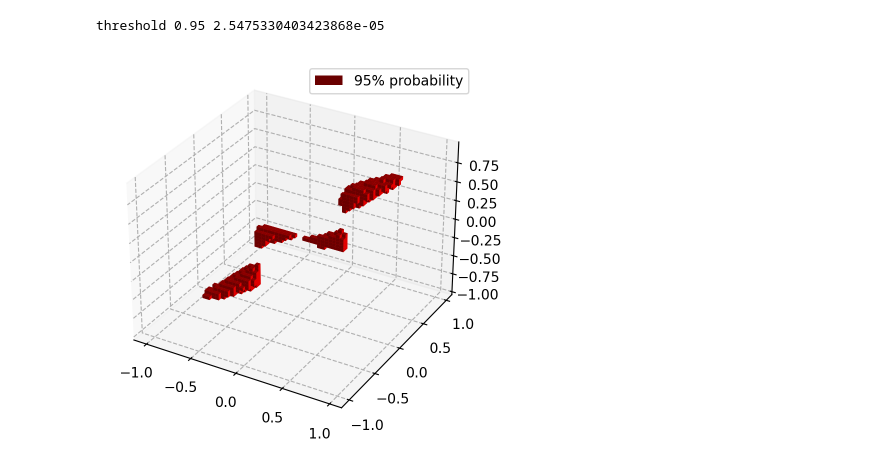
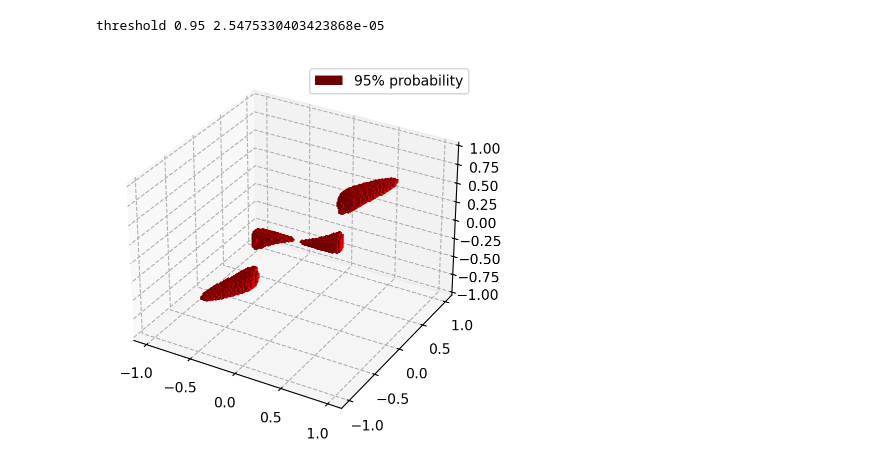
Before and after one commit to tomaszkacprzak/quickshare, a Jupyter notebook: demo_multimarginal_ot.ipynb, the cells around one changed output. Saved outputs shown, nothing was run; the diff lists cells and outputs as text; code cells hidden in the pictures.

```diff
--- a/demo_multimarginal_ot.ipynb
+++ b/demo_multimarginal_ot.ipynb
@@ -118,23 +118,13 @@ print('threshold', cl, threshold)
 # %% [output]
 threshold 0.95 2.5475330403423868e-05
 # %%
-# and plot everything
 ax = plt.figure().add_subplot(projection='3d')
-nskip=2
+nskip=1
 s_ = np.s_[::nskip,::nskip,::nskip]
-
-# Get colors from Reds colormap for the voxel plot
-from matplotlib.colors import Normalize
-from matplotlib.cm import Reds
-# norm = Normalize(vmin=0, vmax=np.percentile(K.ravel(), ))
-colors = Reds(norm(K[s_][:-1,:-1,:-1]))
-colors[..., 3] = 0.5  # Set alpha to 0.5 for all voxels
-
 v = K[s_][:-1,:-1,:-1] > threshold
 vx = ax.voxels(x0[s_], x1[s_], x2[s_], v, facecolors='red', edgecolor='none')
 key = list(vx.keys())[0]
 ax.legend([vx[key]], [f'{cl*100:.0f}% probability']) # this is needed to fix a bug in the voxel lables/legend
-
 plt.show()
 # %% [output]
-[figure, old version]
+[figure, new version]
```
